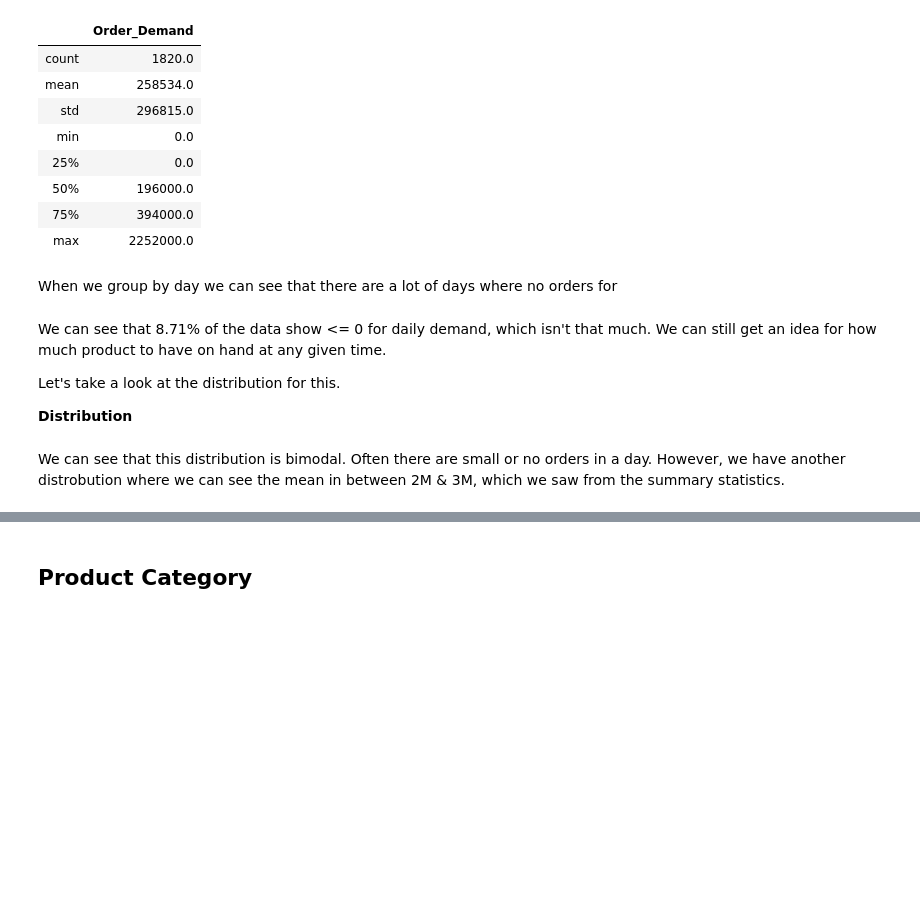
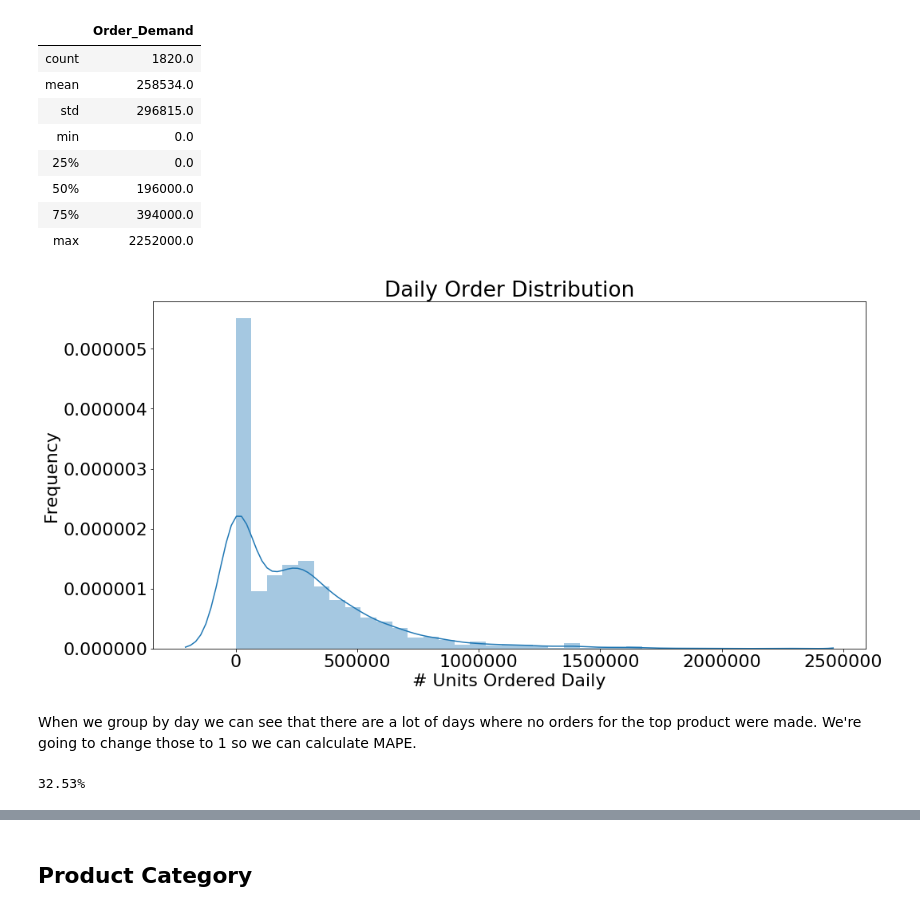
Before and after one commit to JessicaFB/Product-Demand-Forecasting, a Jupyter notebook: Product-Demand-Forecasting.ipynb, the cells around one changed output, grey strips where cells are left out. Cells and saved outputs as stored; diff of their text form; code cells hidden in the pictures; blank space fills up the shorter version.

```diff
--- a/Product-Demand-Forecasting.ipynb
+++ b/Product-Demand-Forecasting.ipynb
@@ -788,14 +788,19 @@ top_prod_day.describe().round()
 | 50% | 196000.0 |
 | 75% | 394000.0 |
 | max | 2252000.0 |
+# %%
+plt.figure(figsize=(16,8))
+sns.distplot(top_prod_day)
+plt.title('Daily Order Distribution')
+plt.xlabel('# Units Ordered Daily')
+plt.ylabel('Frequency')
+plt.show()
+# %% [output]
+[figure, added]
 # %% [markdown]
-When we group by day we can see that there are a lot of days where no orders for
+When we group by day we can see that there are a lot of days where no orders for the top product were made. We're going to change those to 1 so we can calculate MAPE.
 # %%
 # Calculate % of data with daily product demand <= 0
-print('{:.2f}%'.format(len(top_prod[top_prod.y <=0 ])/len(top_prod)*100))
+print('{:.2f}%'.format(len(top_prod_day[top_prod_day.Order_Demand ==0 ])/len(top_prod_day)*100))
+# %% [output]
+32.53%
-# %% [markdown]
-We can see that 8.71% of the data show <= 0 for daily demand, which isn't that much. We can still get an idea for how much product to have on hand at any given time.
-
-Let's take a look at the distribution for this.
-
-**Distribution**
@@ -805,2 +806,0 @@ sns.distplot(top_prod.y);
-# %% [markdown]
-We can see that this distribution is bimodal. Often there are small or no orders in a day. However, we have another distrobution where we can see the mean in between 2M & 3M, which we saw from the summary statistics.
```
Also changed, not shown: parts of 3 cells of this notebook.
